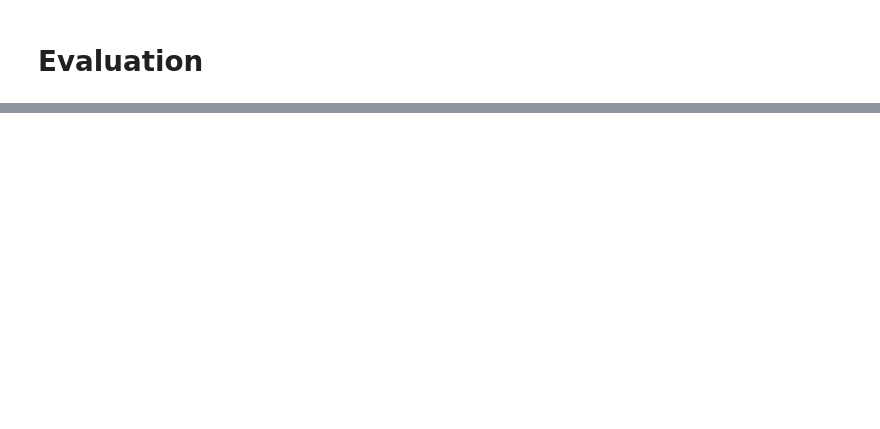
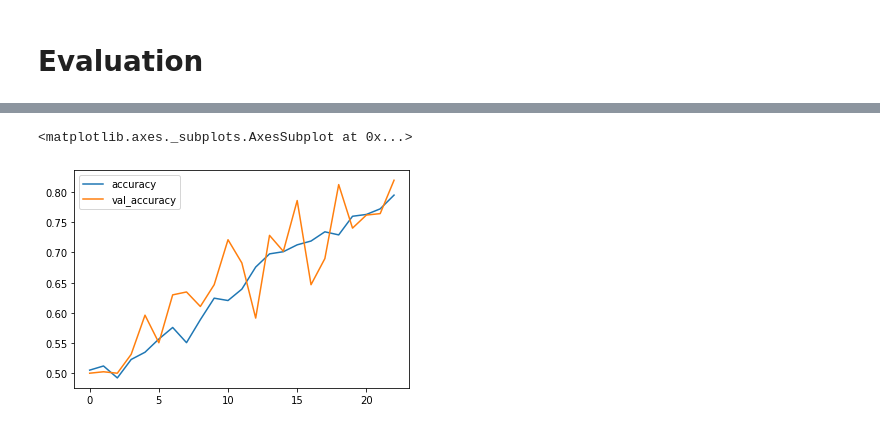
Before and after one commit to MahyarFardin/Neural-Networks, a Jupyter notebook: CNN/Brain_Tumor_Detection/Brain_Tumor.ipynb, the cells around one changed output, grey strips where cells are left out. Cells and saved outputs as stored; diff of their text form; code cells hidden in the pictures; blank space fills up the shorter version.

```diff
--- a/CNN/Brain_Tumor_Detection/Brain_Tumor.ipynb
+++ b/CNN/Brain_Tumor_Detection/Brain_Tumor.ipynb
@@ -207,0 +399,5 @@ print(confusion_matrix(prediction,ytest))
+# %%
+hist[["accuracy","val_accuracy"]].plot()
+# %% [output]
+<matplotlib.axes._subplots.AxesSubplot at 0x...>
+[figure, added]
```
Also changed, not shown: parts of 31 cells of this notebook.
